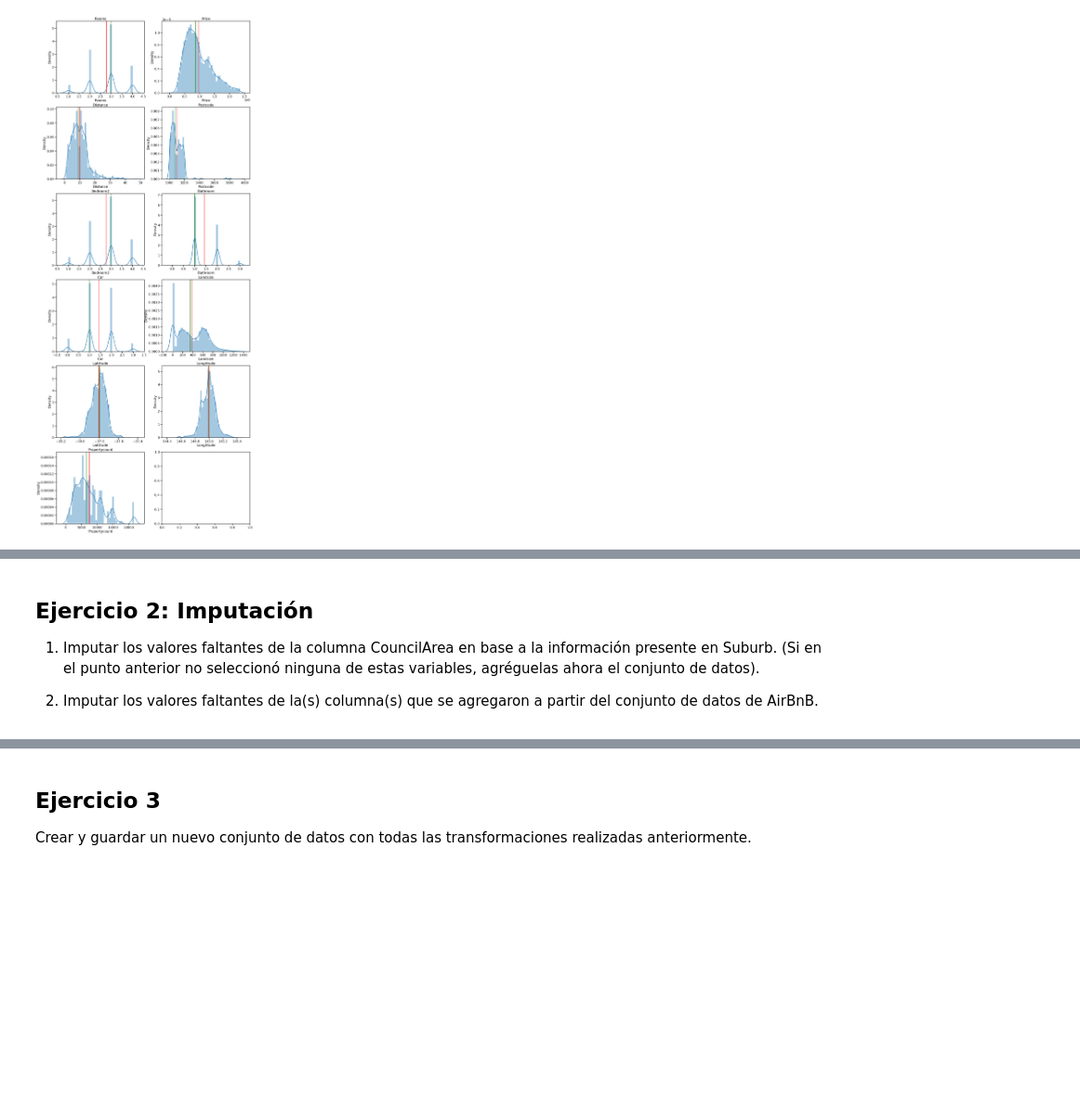
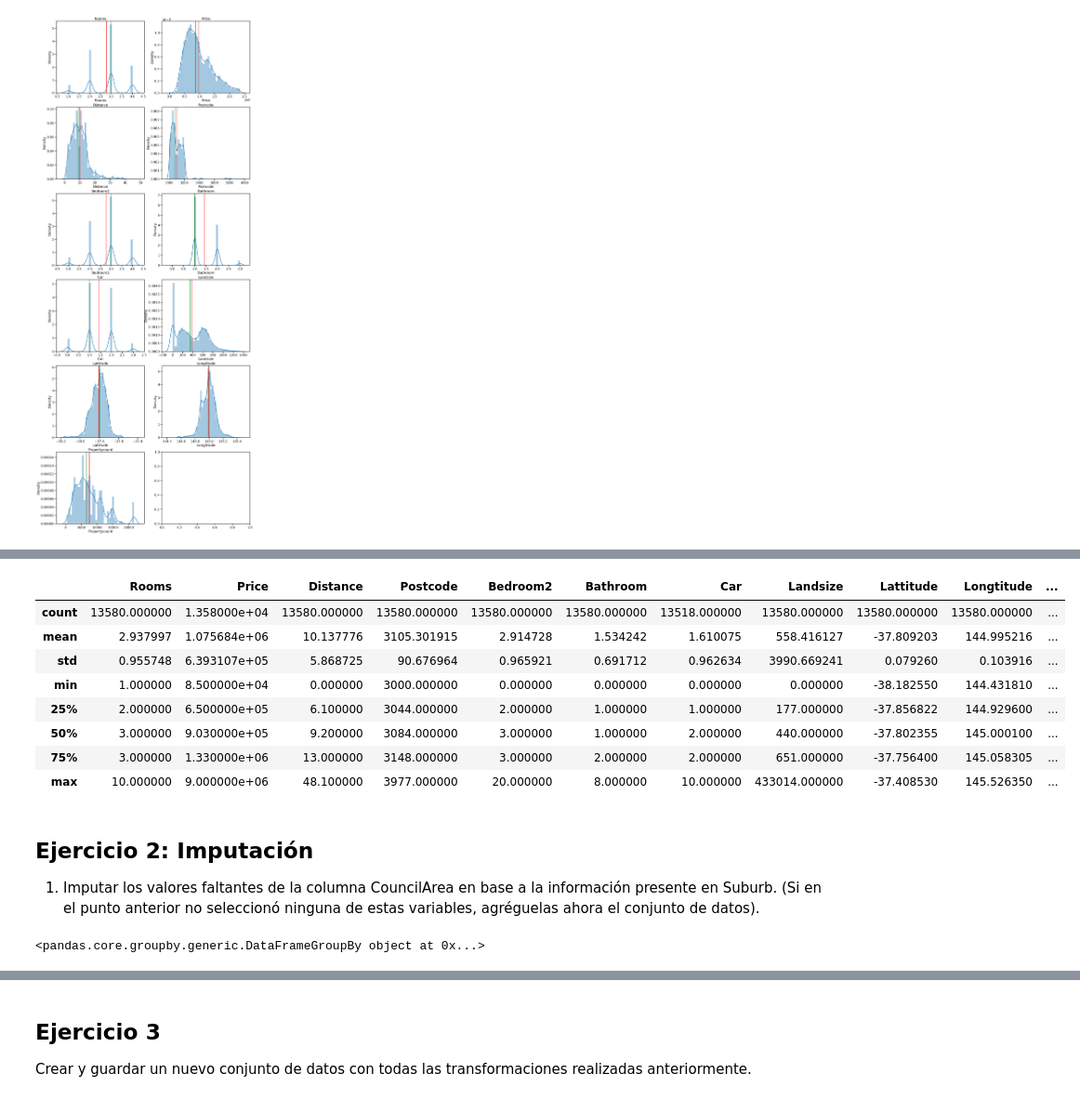
Before and after one commit to cgoviedo/Diplodatos, a Jupyter notebook: analisis_curacion/Entregable_Parte_1.ipynb, the cells around one changed output, grey strips where cells are left out. Shown at 93% size. Saved outputs shown, nothing was run; the diff lists cells and outputs as text; code cells hidden in the pictures; blank space fills up the shorter version.

```diff
--- a/analisis_curacion/Entregable_Parte_1.ipynb
+++ b/analisis_curacion/Entregable_Parte_1.ipynb
@@ -419,6 +615,20 @@ airbnb_df[:3]
+# %%
+merged_sales_df.describe()
+# %% [output]
+|  | Rooms | Price | Distance | Postcode | Bedroom2 | Bathroom | Car | Landsize | Lattitude | Longtitude | ... |
+| count | 13580.000000 | 1.358000e+04 | 13580.000000 | 13580.000000 | 13580.000000 | 13580.000000 | 13518.000000 | 13580.000000 | 13580.000000 | 13580.000000 | ... |
+| mean | 2.937997 | 1.075684e+06 | 10.137776 | 3105.301915 | 2.914728 | 1.534242 | 1.610075 | 558.416127 | -37.809203 | 144.995216 | ... |
+| std | 0.955748 | 6.393107e+05 | 5.868725 | 90.676964 | 0.965921 | 0.691712 | 0.962634 | 3990.669241 | 0.079260 | 0.103916 | ... |
+| min | 1.000000 | 8.500000e+04 | 0.000000 | 3000.000000 | 0.000000 | 0.000000 | 0.000000 | 0.000000 | -38.182550 | 144.431810 | ... |
+| 25% | 2.000000 | 6.500000e+05 | 6.100000 | 3044.000000 | 2.000000 | 1.000000 | 1.000000 | 177.000000 | -37.856822 | 144.929600 | ... |
+| 50% | 3.000000 | 9.030000e+05 | 9.200000 | 3084.000000 | 3.000000 | 1.000000 | 2.000000 | 440.000000 | -37.802355 | 145.000100 | ... |
+| 75% | 3.000000 | 1.330000e+06 | 13.000000 | 3148.000000 | 3.000000 | 2.000000 | 2.000000 | 651.000000 | -37.756400 | 145.058305 | ... |
+| max | 10.000000 | 9.000000e+06 | 48.100000 | 3977.000000 | 20.000000 | 8.000000 | 10.000000 | 433014.000000 | -37.408530 | 145.526350 | ... |
 # %% [markdown]
 ## Ejercicio 2: Imputación
 
 1. Imputar los valores faltantes de la columna CouncilArea en base a la información presente en Suburb. (Si en el punto anterior no seleccionó ninguna de estas variables, agréguelas ahora el conjunto de datos).
-
-2. Imputar los valores faltantes de la(s) columna(s) que se agregaron a partir del conjunto de datos de AirBnB.
+# %%
+airbnb_df.groupby(by = ['zipcode'])
+# %% [output]
+<pandas.core.groupby.generic.DataFrameGroupBy object at 0x...>
```
Also changed, not shown: parts of 38 cells of this notebook.
